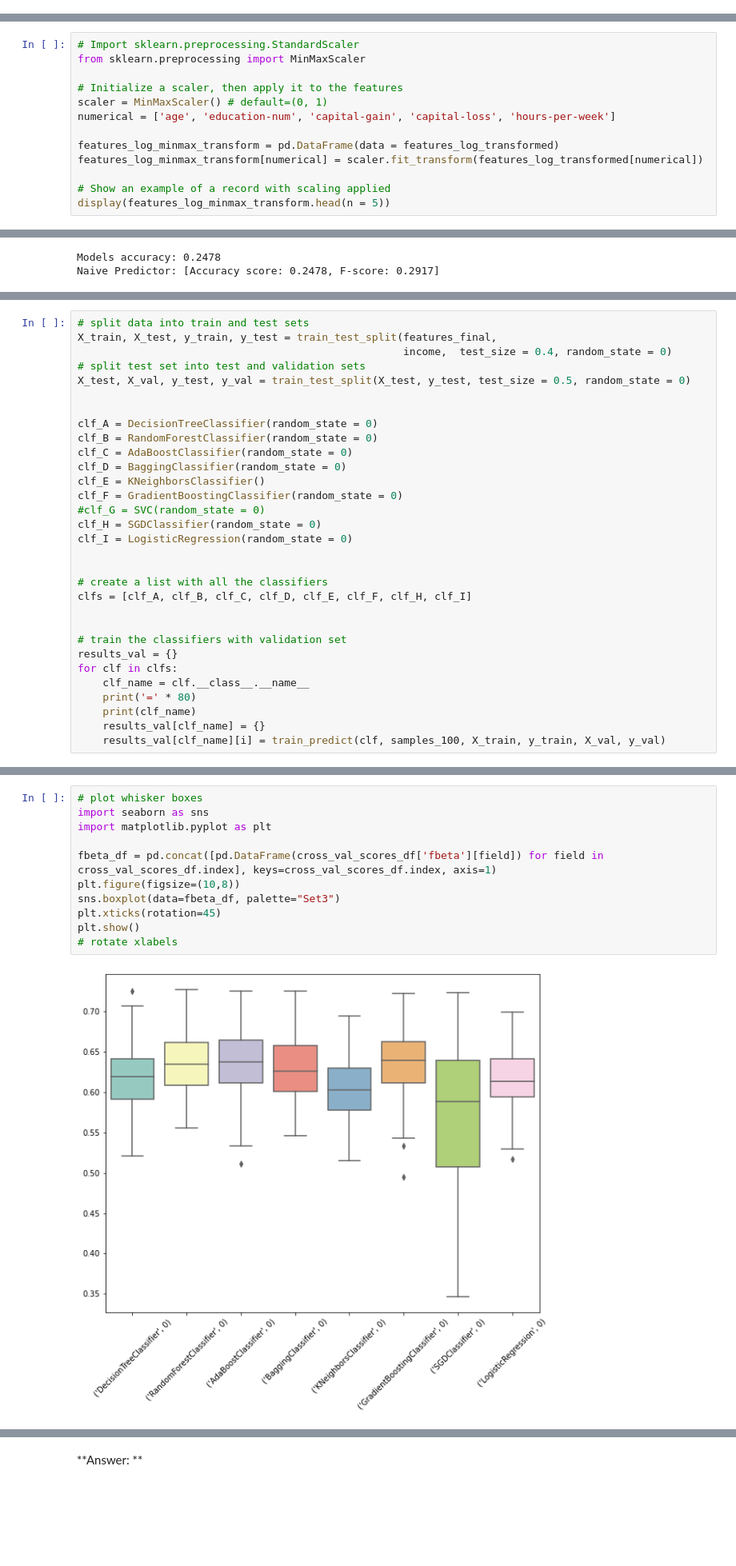
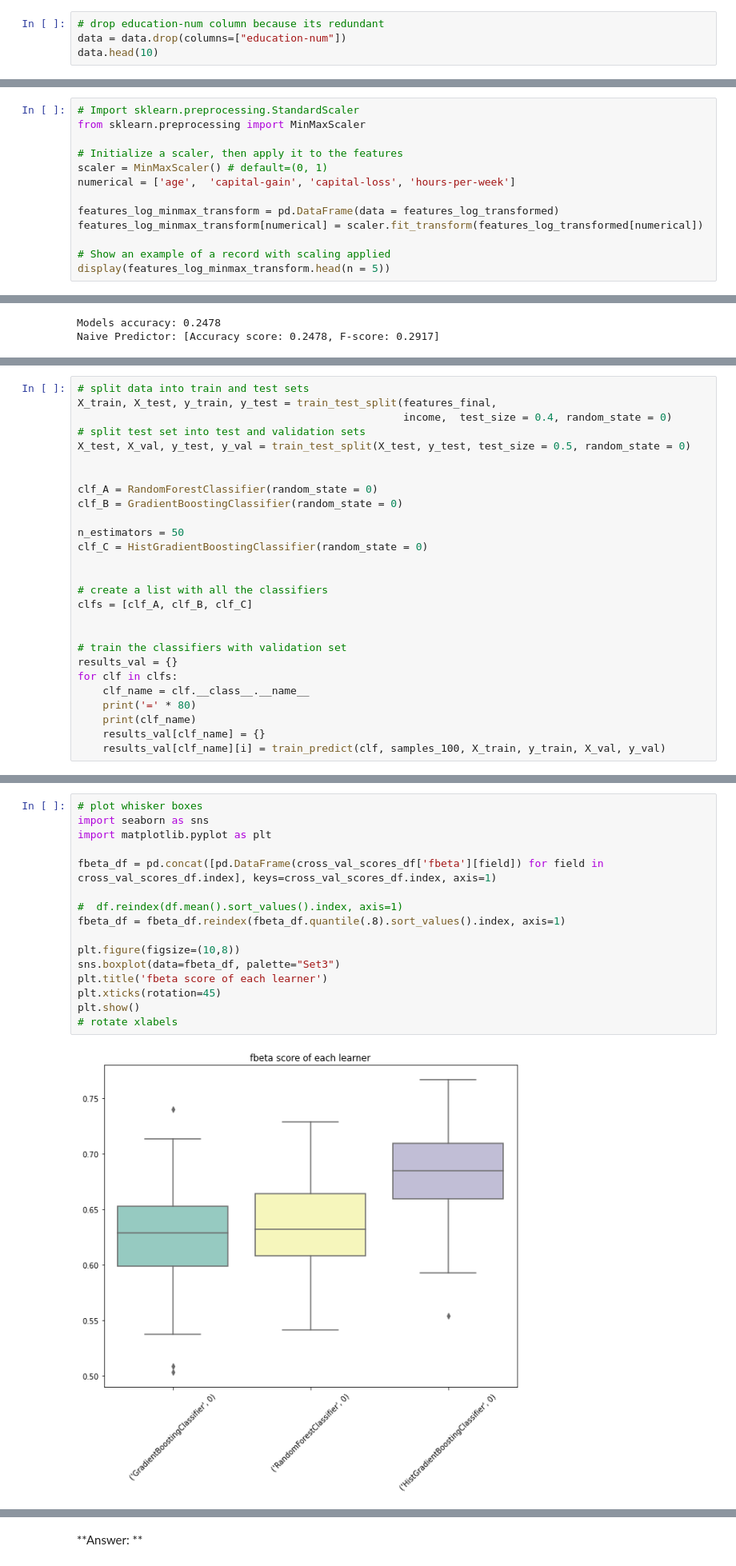
Before and after one commit to amine-mih-dev/salary-prediction, a Jupyter notebook: starter/finding_donors.ipynb, the cells around one changed output, grey strips where cells are left out. Shown at 80% size. Saved outputs shown, nothing was run; the diff lists cells and outputs as text; blank space fills up the shorter version.

```diff
--- a/starter/finding_donors.ipynb
+++ b/starter/finding_donors.ipynb
@@ -50,3 +50,7 @@ display(data.head(10))
 | 7 | 52 | Self-emp-not-inc | HS-grad | 9.0 | Married-civ-spouse | Exec-managerial | Husband | White | ... |
 | 8 | 31 | Private | Masters | 14.0 | Never-married | Prof-specialty | Not-in-family | White | ... |
 | 9 | 42 | Private | Bachelors | 13.0 | Married-civ-spouse | Exec-managerial | Husband | White | ... |
+# %%
+# drop education-num column because its redundant
+data = data.drop(columns=["education-num"])
+data.head(10)
@@ -193,7 +212,7 @@ from sklearn.preprocessing import MinMaxScaler
 
 # Initialize a scaler, then apply it to the features
 scaler = MinMaxScaler() # default=(0, 1)
-numerical = ['age', 'education-num', 'capital-gain', 'capital-loss', 'hours-per-week']
+numerical = ['age',  'capital-gain', 'capital-loss', 'hours-per-week']
 
 features_log_minmax_transform = pd.DataFrame(data = features_log_transformed)
 features_log_minmax_transform[numerical] = scaler.fit_transform(features_log_transformed[numerical])
@@ -668,19 +635,15 @@ X_train, X_test, y_train, y_test = train_test_split(features_final,
 X_test, X_val, y_test, y_val = train_test_split(X_test, y_test, test_size = 0.5, random_state = 0)
 
 
-clf_A = DecisionTreeClassifier(random_state = 0)
-clf_B = RandomForestClassifier(random_state = 0)
-clf_C = AdaBoostClassifier(random_state = 0)
-clf_D = BaggingClassifier(random_state = 0)
-clf_E = KNeighborsClassifier()
-clf_F = GradientBoostingClassifier(random_state = 0)
-#clf_G = SVC(random_state = 0)
-clf_H = SGDClassifier(random_state = 0)
-clf_I = LogisticRegression(random_state = 0)
+clf_A = RandomForestClassifier(random_state = 0)
+clf_B = GradientBoostingClassifier(random_state = 0)
+
+n_estimators = 50
+clf_C = HistGradientBoostingClassifier(random_state = 0)
 
 
 # create a list with all the classifiers
-clfs = [clf_A, clf_B, clf_C, clf_D, clf_E, clf_F, clf_H, clf_I]
+clfs = [clf_A, clf_B, clf_C]
 
 
 # train the classifiers with validation set
@@ -852,16 +780,21 @@ cross_val_scores_df
 # %%
 # plot whisker boxes
 import seaborn as sns
 import matplotlib.pyplot as plt
 
 fbeta_df = pd.concat([pd.DataFrame(cross_val_scores_df['fbeta'][field]) for field in cross_val_scores_df.index], keys=cross_val_scores_df.index, axis=1)
+
+#  df.reindex(df.mean().sort_values().index, axis=1)
+fbeta_df = fbeta_df.reindex(fbeta_df.quantile(.8).sort_values().index, axis=1)
+
 plt.figure(figsize=(10,8))
 sns.boxplot(data=fbeta_df, palette="Set3")
+plt.title('fbeta score of each learner')
 plt.xticks(rotation=45)
 plt.show()
 # rotate xlabels
 # %% [output]
-[figure, old version]
+[figure, new version]
 # %%
 # transpose the test scores dataframe to get the results in the right order
 cross_val_scores_test_df = cross_val_scores_test_df.T
```
Also changed, not shown: parts of 36 cells of this notebook, 3 other files.
